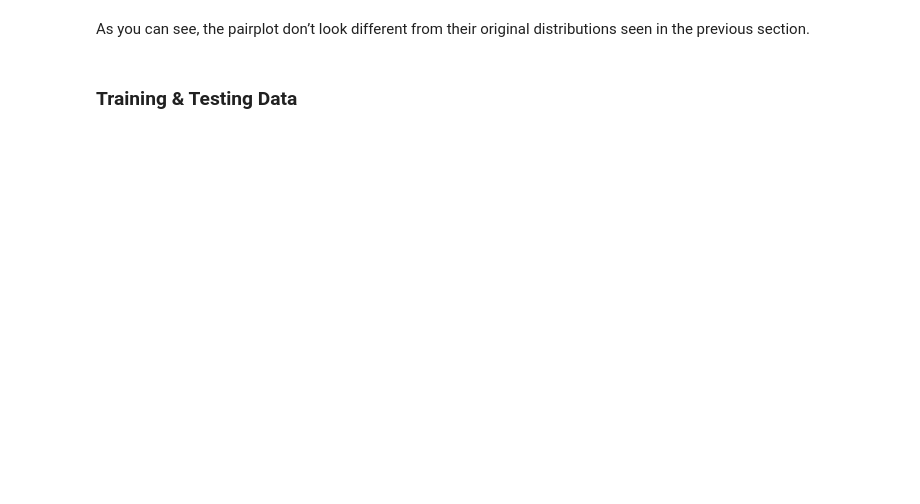
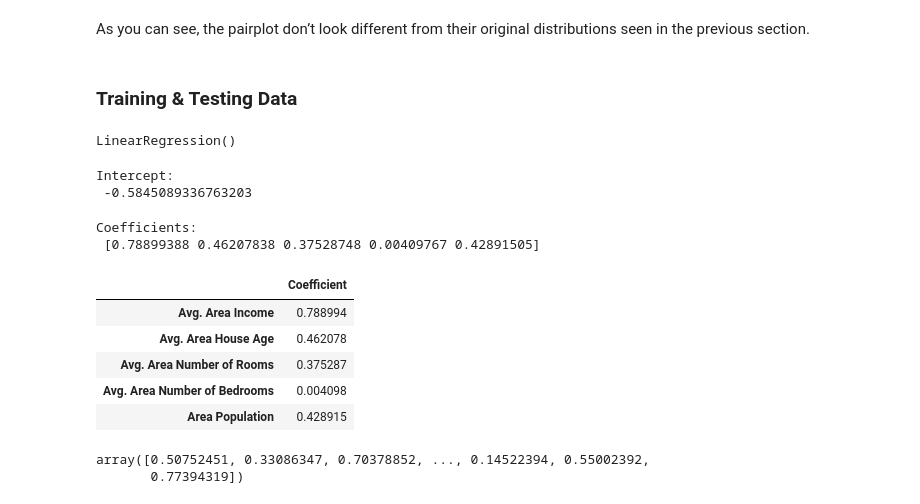
Before and after one commit to odara-rapheal/Weekly-ML-Code-Project-003-Regression-, a Jupyter notebook: Weekly ML Code Project 003 (Regression).ipynb, the cells around one changed output. Drawn from its saved outputs; the diff is of its cells as text; code cells hidden in the pictures; blank space fills up the shorter version.

```diff
--- a/Weekly ML Code Project 003 (Regression).ipynb
+++ b/Weekly ML Code Project 003 (Regression).ipynb
@@ -151,3 +154,16 @@ sns.pairplot(scaled_dataset)
 As you can see, the pairplot don’t look different from their original distributions seen in the previous section.
 # %% [markdown]
 ### Training & Testing Data
+# %%
+# defining the dependent and independent variables
+X = scaled_dataset.iloc[:, :-1].values
+y = scaled_dataset.iloc[:, -1].values
+# %%
+# splitting the scaled_dataset into the Training set and Test set using train_test_split function
+X_train, X_test, y_train, y_test = train_test_split(X, y, test_size = 0.4, random_state = 101)
+# %%
+# fitting our Multiple Linear Regression to the Training set
+regressor = LinearRegression()
+regressor.fit(X_train, y_train)
+# %% [output]
+LinearRegression()
@@ -153,0 +173,31 @@ As you can see, the pairplot don’t look different from their original distribu
+# %%
+# printing the intercept of the trained model
+print('Intercept: \n', regressor.intercept_)
+# %% [output]
+Intercept:
+ -0.5845089336763203
+# %%
+# printing the coefficients of the trained model
+print('Coefficients: \n', regressor.coef_)
+# %% [output]
+Coefficients:
+ [0.78899388 0.46207838 0.37528748 0.00409767 0.42891505]
+# %%
+# Dataframe showing the coefficient of the independent variables
+independent_varaible_coeff_df = pd.DataFrame (regressor.coef_, columns = ["Coefficient"], index = ["Avg. Area Income", "Avg. Area House Age", "Avg. Area Number of Rooms", "Avg. Area Number of Bedrooms", "Area Population"])
+# %%
+# loading the independent_varaible_coeff_df
+independent_varaible_coeff_df
+# %% [output]
+|  | Coefficient |
+| Avg. Area Income | 0.788994 |
+| Avg. Area House Age | 0.462078 |
+| Avg. Area Number of Rooms | 0.375287 |
+| Avg. Area Number of Bedrooms | 0.004098 |
+| Area Population | 0.428915 |
+# %%
+# showing the output of the model prediction by loading the "y_test_pred" results
+y_test_pred
+# %% [output]
+array([0.50752451, 0.33086347, 0.70378852, ..., 0.14522394, 0.55002392,
+       0.77394319])
```
Also changed, not shown: parts of 6 cells of this notebook.
